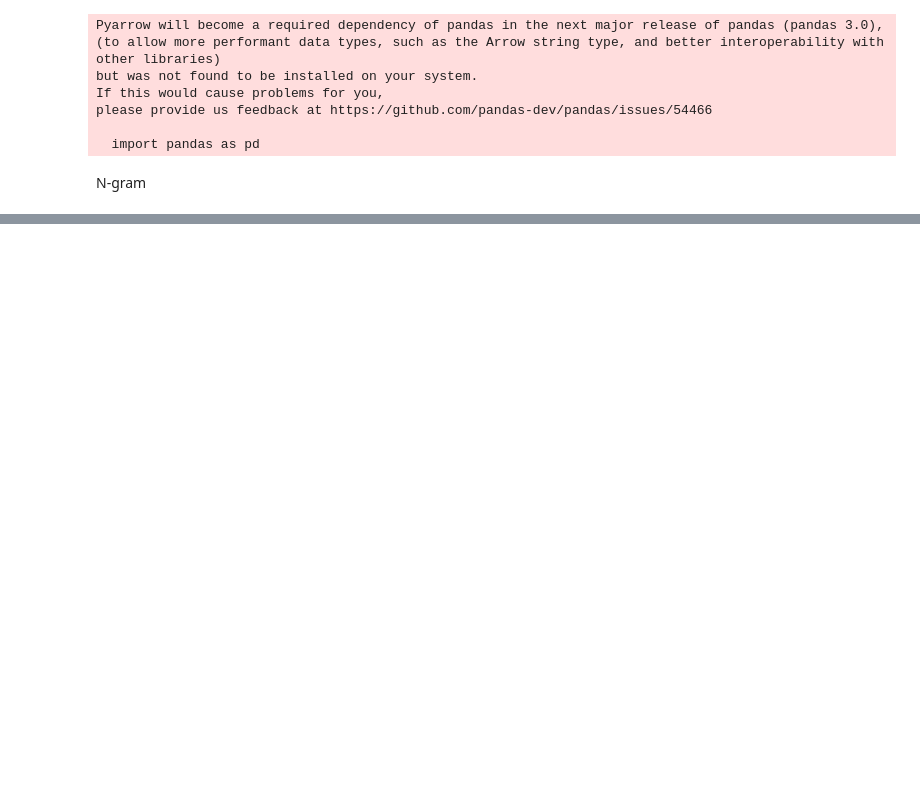
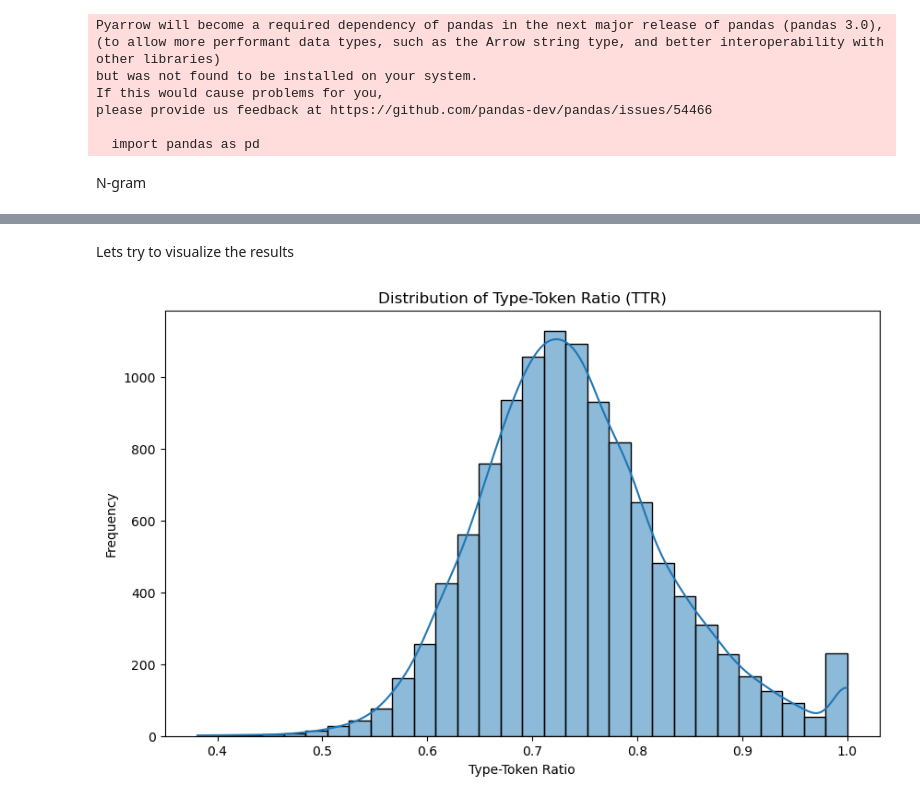
Before and after one commit to AndreasHaavik/FakeNews, a Jupyter notebook: featureEngineering.ipynb, the cells around one changed output, grey strips where cells are left out. Drawn from its saved outputs; the diff is of its cells as text; code cells hidden in the pictures; blank space fills up the shorter version.

```diff
--- a/featureEngineering.ipynb
+++ b/featureEngineering.ipynb
@@ -46,0 +110,4 @@ for column in ngram_df.select_dtypes(include=['object']).columns:
+# %%
+ttr_df.dropna(inplace=True)
+
+ttr_df.to_csv('Updated_with_TTR.csv', index=False)
@@ -46,0 +128,17 @@ for column in ngram_df.select_dtypes(include=['object']).columns:
+# %% [markdown]
+Lets try to visualize the results
+# %%
+#histogram
+import matplotlib.pyplot as plt
+import seaborn as sns
+
+
+# Plot a histogram of the TTR values
+plt.figure(figsize=(10, 6))
+sns.histplot(ttr_df['TTR'], kde=True, bins=30)  # kde adds a density plot
+plt.title('Distribution of Type-Token Ratio (TTR)')
+plt.xlabel('Type-Token Ratio')
+plt.ylabel('Frequency')
+plt.show()
+# %% [output]
+[figure, added]
```
Also changed, not shown: parts of 8 cells of this notebook, 1 other file.
